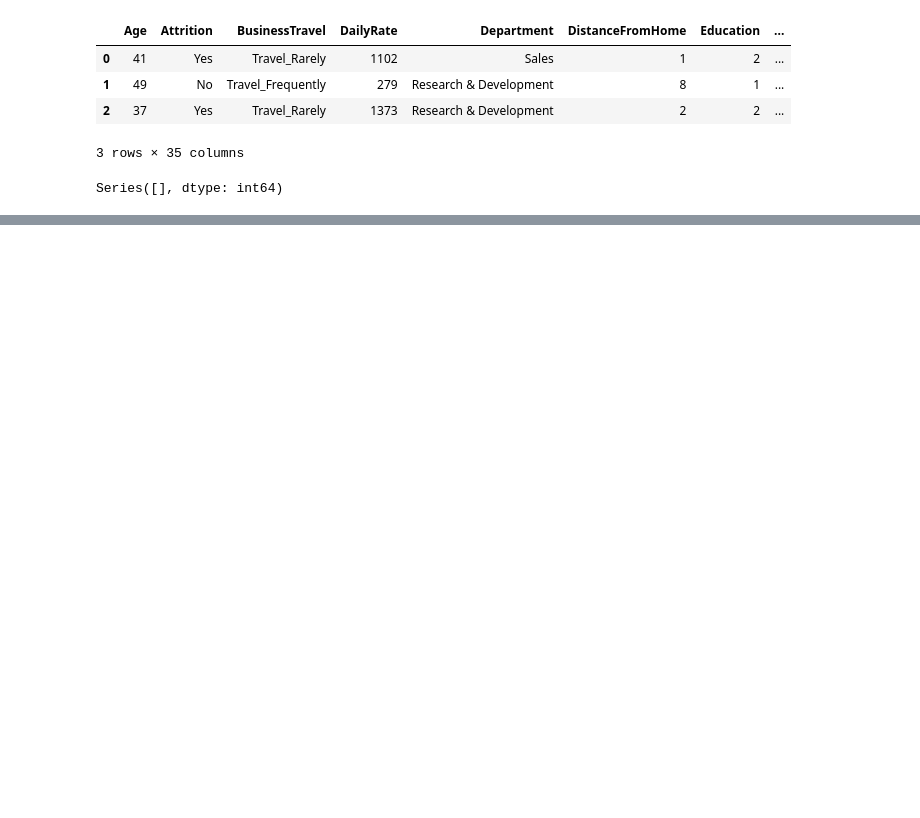
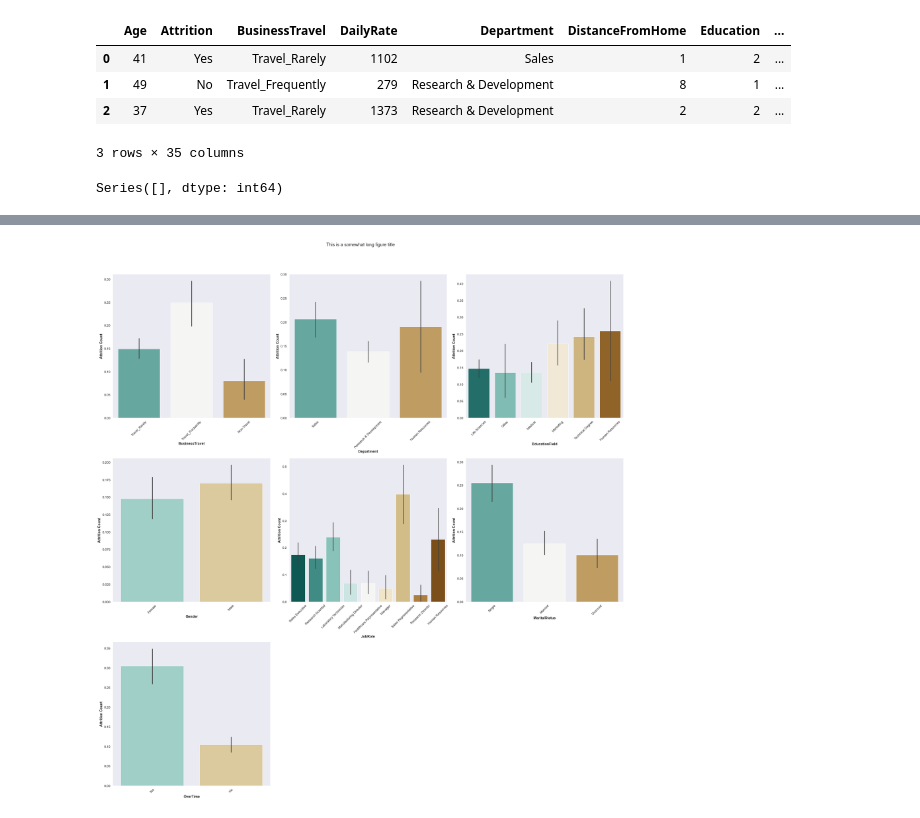
Before and after one commit to gonzalo71/TestGit, a Jupyter notebook: IBM_HR_Analytics_Employee.ipynb, the cells around one changed output, grey strips where cells are left out. Saved outputs shown, nothing was run; the diff lists cells and outputs as text; code cells hidden in the pictures; blank space fills up the shorter version.

```diff
--- a/IBM_HR_Analytics_Employee.ipynb
+++ b/IBM_HR_Analytics_Employee.ipynb
@@ -4,6 +4,13 @@ import numpy as np
 import seaborn as sns
 import matplotlib.pyplot as plt
 %matplotlib inline
+
+pd.set_option("display.float_format", "{:.2f}".format) # para que display redondeado
+plt.style.use('seaborn-whitegrid')
+# Set Matplotlib defaults
+plt.rc('figure', autolayout=True)
+plt.rc('axes', labelweight='bold', labelsize='large',
+       titleweight='bold', titlesize=14, titlepad=10)
 # %%
 path = r"C:\Users\gonza\OneDrive\Documentos\datascience-thebridge-master\ejercicios gonzalo\DATA\WA_Fn-UseC_-HR-Employee-Attrition.csv"
 
@@ -22,3 +29,6 @@ null = df.isnull().sum()
 null[null > 0] # no hay nulos
 # %% [output]
 Series([], dtype: int64)
+# %%
+# no nos sirven
+df.drop(['EmployeeCount', 'EmployeeNumber', 'Over18', 'StandardHours'], axis="columns", inplace=True)
@@ -24,0 +61,5 @@ Series([], dtype: int64)
+# %%
+# convertimos primero y en numerico
+y_dict = {"Yes":1,"No":0}
+df["Attrition_numeric"] = df["Attrition"].map(y_dict)
+df.drop("Attrition",axis=1,inplace=True)
@@ -24,0 +105,18 @@ Series([], dtype: int64)
+# %%
+# veamos graficando la relacion que tienen con y
+# Plotting how every feature correlate with the "target"
+sns.set(font_scale=1.2)
+plt.figure(figsize=(30, 30))
+plt.suptitle('This is a somewhat long figure title',fontsize=18,y=1.05)
+ # ojo cambiar
+
+
+for i, column in enumerate(cat_cols, 1):
+    plt.subplot(3, 3, i)
+    g = sns.barplot(x=f"{column}", y='Attrition_numeric', data=df,palette='BrBG_r')
+    g.set_xticklabels(g.get_xticklabels(), rotation=45)
+    plt.ylabel('Attrition Count')
+    plt.xlabel(f'{column}')
+    plt.grid(False)
+# %% [output]
+[figure, added]
```
Also changed, not shown: parts of 7 cells of this notebook, 1 other file.
